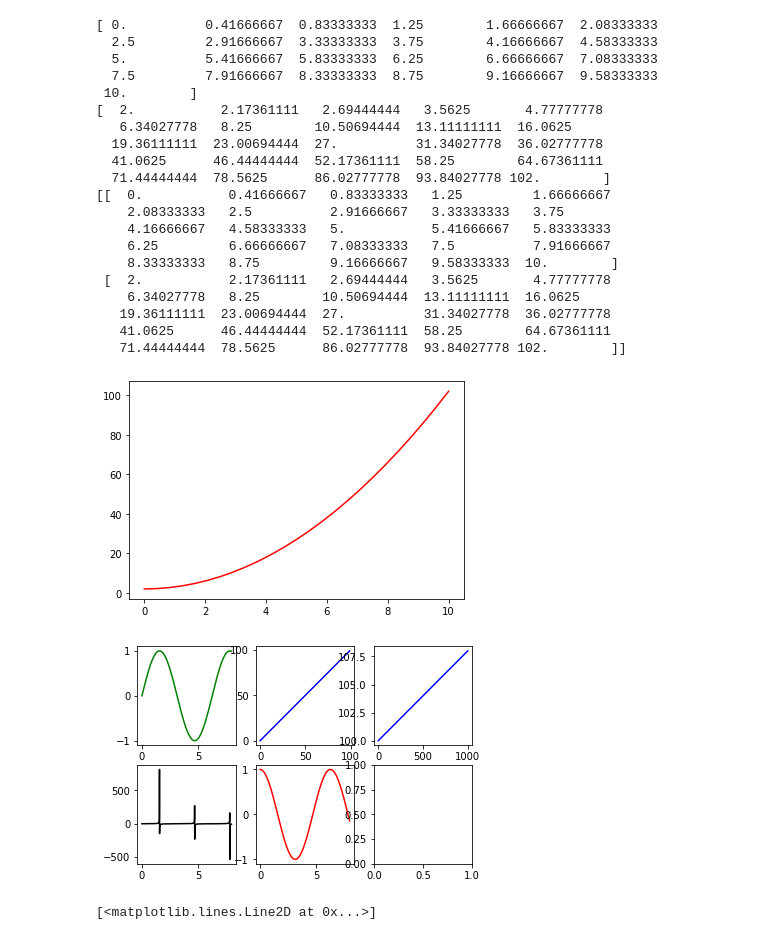
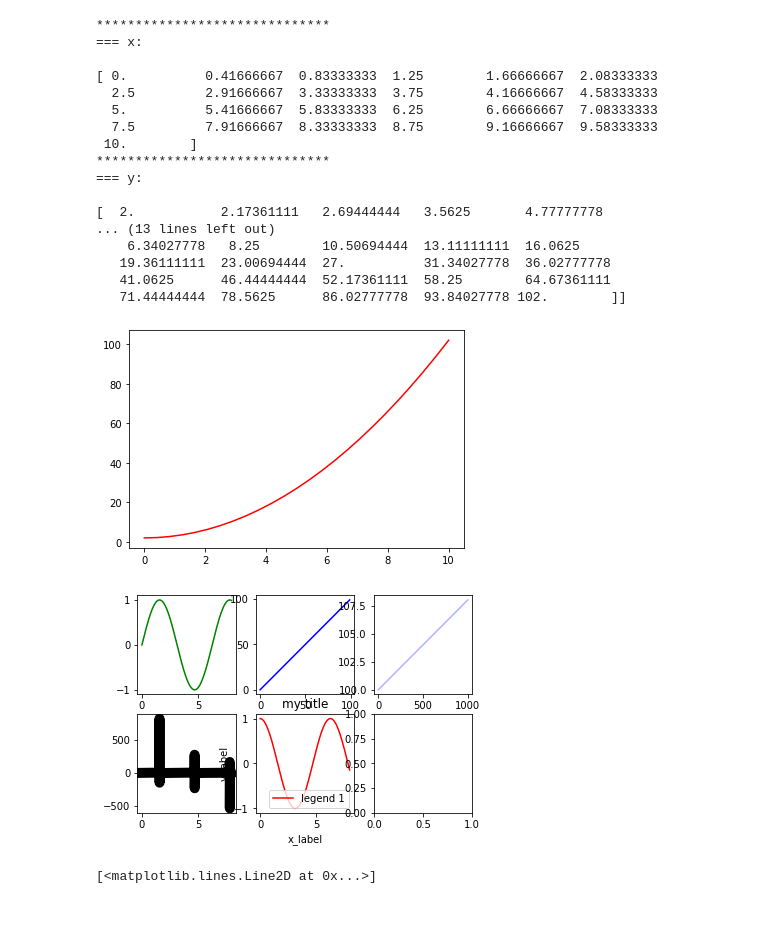
Before and after one commit to FreddieMercy/Deep-Learning-A-Z-Hands-On-Artificial-Neural-Networks, a Jupyter notebook: Practice/MatplotlibPractice.ipynb, the cells around one changed output. Saved outputs shown, nothing was run; the diff lists cells and outputs as text; code cells hidden in the pictures.

```diff
--- a/Practice/MatplotlibPractice.ipynb
+++ b/Practice/MatplotlibPractice.ipynb
@@ -3,58 +3,63 @@ import numpy as np
 from matplotlib import pylab, pyplot
 
 x = np.linspace(0, 10, 25)  # random number within range 0 ~ 10, len(x) = 25
+
+print("******************************")
+print("=== x: \n")
 print(x)
 y = x ** 2 + 2
+print("******************************")
+print("=== y: \n")
 print(y)
+
+print("******************************")
+print("=== [x,y] reshape: \n")
 
 print(
     np.array([x, y])  # 2 by 25 array
         .reshape(25, 2)  # reshape to 25 by 2 (25 rows, 2 columns)
         # so, looks like "reshape" chops from left to right, top to btm, index 0 recursively
         .reshape(2, 25)
 )
 
 pylab.plot(x, y, 'r')
 fig, axis = pyplot.subplots(2, 3)  # build a context: 2 by 3, will display 6 plot figs.
 
-# ???
-# axis[?,?] = fig.add_axes([.....])
-# ???
-
 x = np.linspace(0, 8, 1000)
 
 axis[0, 0].plot(x, np.sin(x), 'g')  # row=0, col=0
 axis[0, 1].plot(range(100), 'b')  # row=0, col=1
-axis[0, 2].plot(x + 100, 'b')  # row=0, col=2
-axis[1, 0].plot(x, np.tan(x), 'k')  # row=1, col=0
+axis[0, 2].plot(x + 100, 'b', alpha=0.3)  # row=0, col=2 # alpha means transparency
+axis[1, 0].plot(x, np.tan(x), 'k', linewidth=10)  # row=1, col=0 # "linewidth=10" can be written as "lw=10"
 axis[1, 1].plot(x, np.cos(x), 'r')  # row=1, col=1
+axis[1, 1].set_xlabel("x_label")
+axis[1, 1].set_ylabel("y_label")
+axis[1, 1].set_title("my title")
+axis[1, 1].legend(["legend 1", "legend 2", "legend 3"], loc=4)
 
 # No row=1, col=2, so it will be blank
 
-fig.show()  # pyplot.figure().show()
+fig.show()
 # %% [output]
+******************************
+=== x:
+
 [ 0.          0.41666667  0.83333333  1.25        1.66666667  2.08333333
   2.5         2.91666667  3.33333333  3.75        4.16666667  4.58333333
   5.          5.41666667  5.83333333  6.25        6.66666667  7.08333333
   7.5         7.91666667  8.33333333  8.75        9.16666667  9.58333333
  10.        ]
+******************************
+=== y:
+
 [  2.           2.17361111   2.69444444   3.5625       4.77777778
-   6.34027778   8.25        10.50694444  13.11111111  16.0625
-  19.36111111  23.00694444  27.          31.34027778  36.02777778
-  41.0625      46.44444444  52.17361111  58.25        64.67361111
-  71.44444444  78.5625      86.02777778  93.84027778 102.        ]
-[[  0.           0.41666667   0.83333333   1.25         1.66666667
-    2.08333333   2.5          2.91666667   3.33333333   3.75
-    4.16666667   4.58333333   5.           5.41666667   5.83333333
-    6.25         6.66666667   7.08333333   7.5          7.91666667
-    8.33333333   8.75         9.16666667   9.58333333  10.        ]
- [  2.           2.17361111   2.69444444   3.5625       4.77777778
+... (13 lines left out)
     6.34027778   8.25        10.50694444  13.11111111  16.0625
    19.36111111  23.00694444  27.          31.34027778  36.02777778
    41.0625      46.44444444  52.17361111  58.25        64.67361111
    71.44444444  78.5625      86.02777778  93.84027778 102.        ]]
 [figure]
-[figure, old version]
+[figure, new version]
 # %%
 # subplot (note: no 's')
 # - index has to be unique, otherwise newer figure will replace the older figure,
```
Also changed, not shown: parts of 12 cells of this notebook, 2 other files.
